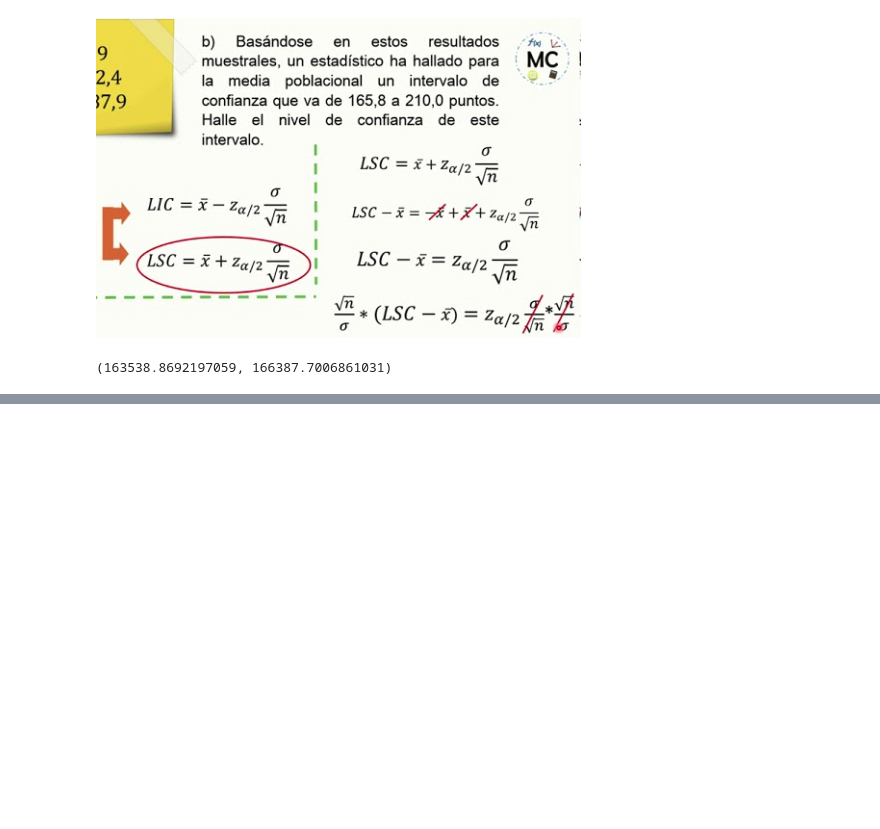
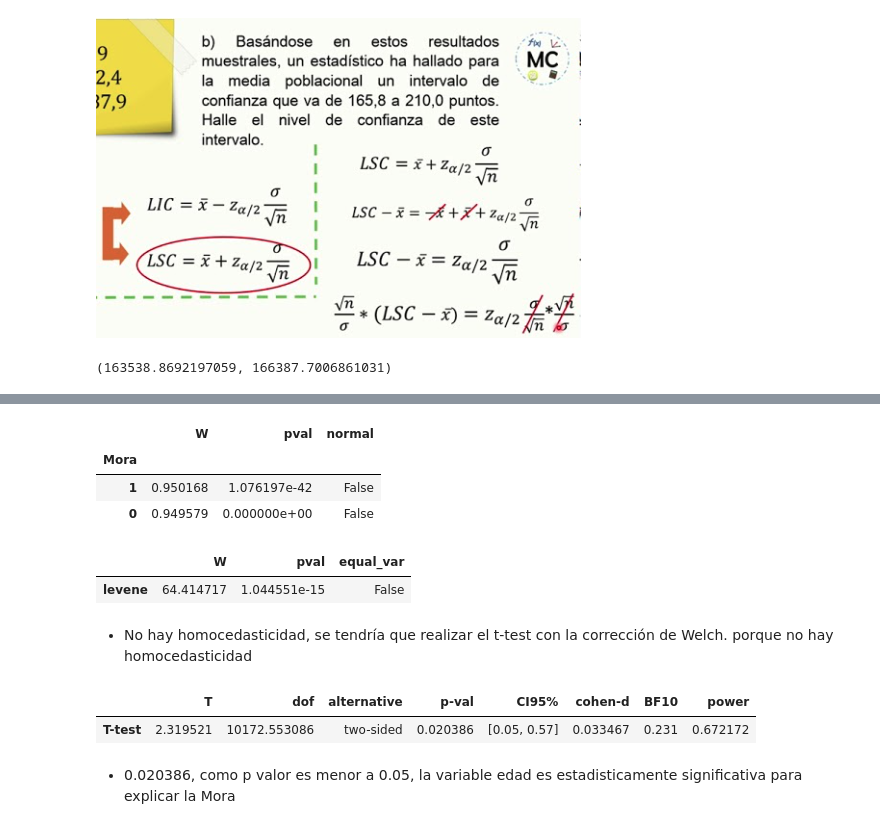
Before and after one commit to Oscar19922017/ModeloCredit2023, a Jupyter notebook: 2_EDA.ipynb, the cells around one changed output, grey strips where cells are left out. Saved outputs shown, nothing was run; the diff lists cells and outputs as text; code cells hidden in the pictures; blank space fills up the shorter version.

```diff
--- a/2_EDA.ipynb
+++ b/2_EDA.ipynb
@@ -516,0 +562,26 @@ confidence_interval
+# %%
+## Normalidad
+pg.normality(data=datos,dv="Edad",group="Mora")
+# %% [output]
+|  | W | pval | normal |
+| Mora |  |  |  |
+| 1 | 0.950168 | 1.076197e-42 | False |
+| 0 | 0.949579 | 0.000000e+00 | False |
+# %%
+## Iguladad de varianza
+pg.homoscedasticity(data=datos,dv="Edad",group="Mora")
+# %% [output]
+|  | W | pval | equal_var |
+| levene | 64.414717 | 1.044551e-15 | False |
+# %% [markdown]
+* No hay homocedasticidad, se tendría que realizar el t-test con la corrección de Welch. porque no hay homocedasticidad
+# %%
+EdadMorosos=datos["Edad"][datos["Mora"]==1]
+EdadNoMorosos=datos["Edad"][datos["Mora"]==0]
+# %%
+pg.ttest(x=EdadMorosos,y=EdadNoMorosos,correction=True)
+# %% [output]
+|  | T | dof | alternative | p-val | CI95% | cohen-d | BF10 | power |
+| T-test | 2.319521 | 10172.553086 | two-sided | 0.020386 | [0.05, 0.57] | 0.033467 | 0.231 | 0.672172 |
+# %% [markdown]
+* 0.020386, como p valor es menor a 0.05, la variable edad es estadisticamente significativa para explicar la Mora
```
Also changed, not shown: parts of 12 cells of this notebook.
